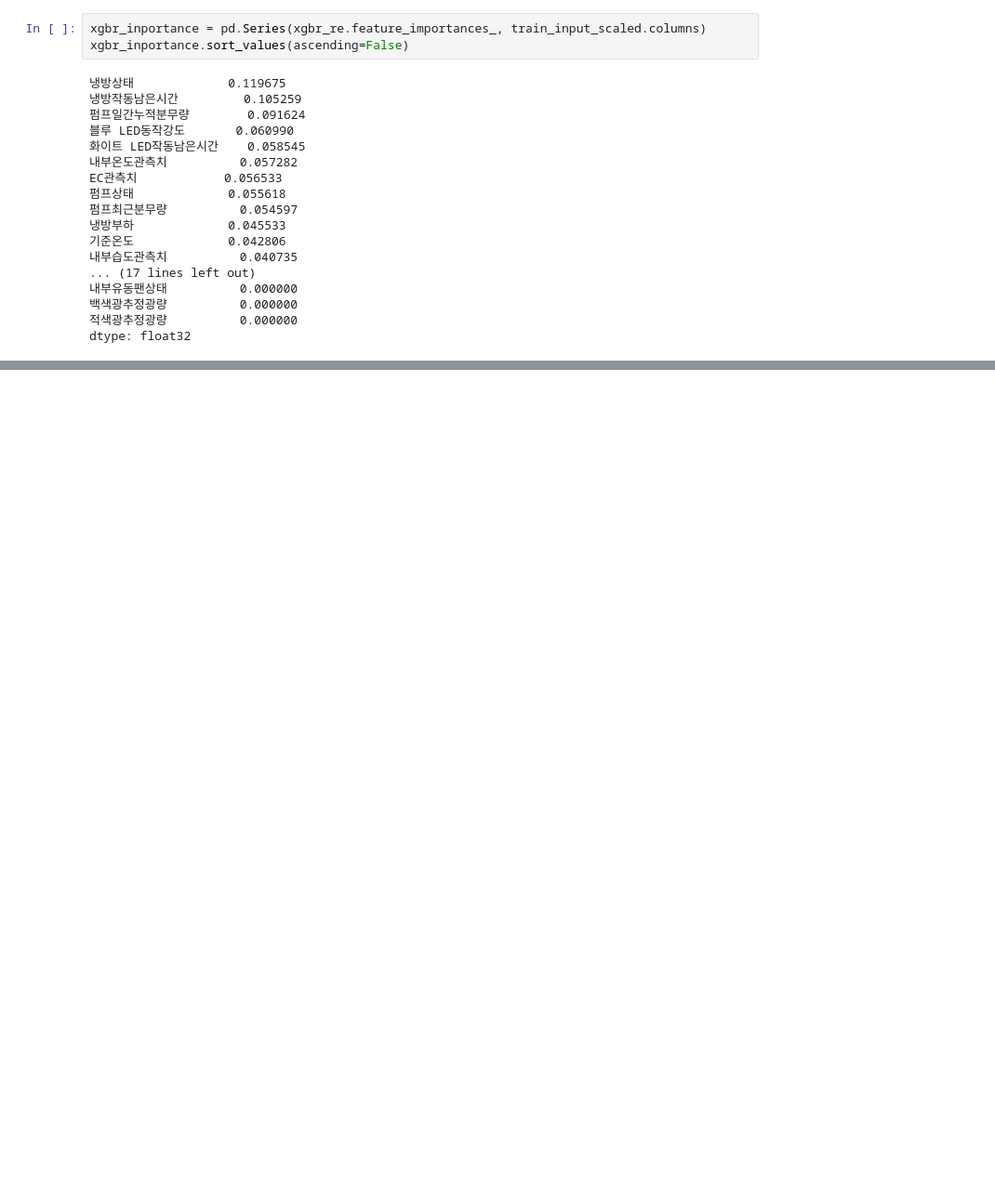
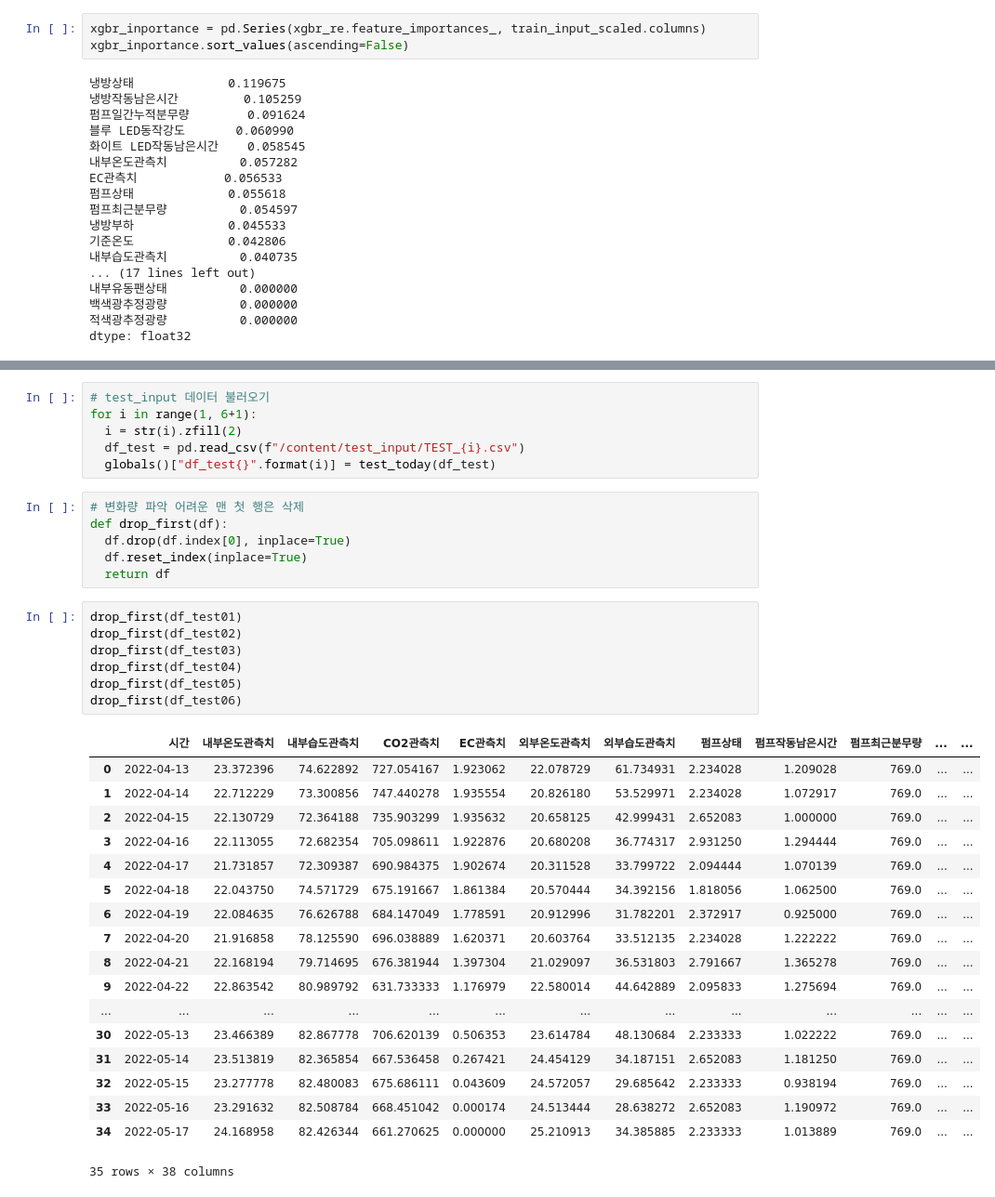
Before and after one commit to hwijin-ham/section2_project, a Jupyter notebook: AI_15_함휘진_section2_project.ipynb, the cells around one changed output, grey strips where cells are left out. Shown at 93% size. Saved outputs shown, nothing was run; the diff lists cells and outputs as text; blank space fills up the shorter version.

```diff
--- a/AI_15_함휘진_section2_project.ipynb
+++ b/AI_15_함휘진_section2_project.ipynb
@@ -604,0 +625,38 @@ dtype: float32
+# %%
+# test_input 데이터 불러오기
+for i in range(1, 6+1):
+  i = str(i).zfill(2)
+  df_test = pd.read_csv(f"/content/test_input/TEST_{i}.csv")
+  globals()["df_test{}".format(i)] = test_today(df_test)
+# %%
+# 변화량 파악 어려운 맨 첫 행은 삭제
+def drop_first(df):
+  df.drop(df.index[0], inplace=True)
+  df.reset_index(inplace=True)
+  return df
+# %%
+drop_first(df_test01)
+drop_first(df_test02)
+drop_first(df_test03)
+drop_first(df_test04)
+drop_first(df_test05)
+drop_first(df_test06)
+# %% [output]
+|  | 시간 | 내부온도관측치 | 내부습도관측치 | CO2관측치 | EC관측치 | 외부온도관측치 | 외부습도관측치 | 펌프상태 | 펌프작동남은시간 | 펌프최근분무량 | ... | ... |
+| 0 | 2022-04-13 | 23.372396 | 74.622892 | 727.054167 | 1.923062 | 22.078729 | 61.734931 | 2.234028 | 1.209028 | 769.0 | ... | ... |
+| 1 | 2022-04-14 | 22.712229 | 73.300856 | 747.440278 | 1.935554 | 20.826180 | 53.529971 | 2.234028 | 1.072917 | 769.0 | ... | ... |
+| 2 | 2022-04-15 | 22.130729 | 72.364188 | 735.903299 | 1.935632 | 20.658125 | 42.999431 | 2.652083 | 1.000000 | 769.0 | ... | ... |
+| 3 | 2022-04-16 | 22.113055 | 72.682354 | 705.098611 | 1.922876 | 20.680208 | 36.774317 | 2.931250 | 1.294444 | 769.0 | ... | ... |
+| 4 | 2022-04-17 | 21.731857 | 72.309387 | 690.984375 | 1.902674 | 20.311528 | 33.799722 | 2.094444 | 1.070139 | 769.0 | ... | ... |
+| 5 | 2022-04-18 | 22.043750 | 74.571729 | 675.191667 | 1.861384 | 20.570444 | 34.392156 | 1.818056 | 1.062500 | 769.0 | ... | ... |
+| 6 | 2022-04-19 | 22.084635 | 76.626788 | 684.147049 | 1.778591 | 20.912996 | 31.782201 | 2.372917 | 0.925000 | 769.0 | ... | ... |
+| 7 | 2022-04-20 | 21.916858 | 78.125590 | 696.038889 | 1.620371 | 20.603764 | 33.512135 | 2.234028 | 1.222222 | 769.0 | ... | ... |
+| 8 | 2022-04-21 | 22.168194 | 79.714695 | 676.381944 | 1.397304 | 21.029097 | 36.531803 | 2.791667 | 1.365278 | 769.0 | ... | ... |
+| 9 | 2022-04-22 | 22.863542 | 80.989792 | 631.733333 | 1.176979 | 22.580014 | 44.642889 | 2.095833 | 1.275694 | 769.0 | ... | ... |
+| ... | ... | ... | ... | ... | ... | ... | ... | ... | ... | ... | ... | ... |
+| 30 | 2022-05-13 | 23.466389 | 82.867778 | 706.620139 | 0.506353 | 23.614784 | 48.130684 | 2.233333 | 1.022222 | 769.0 | ... | ... |
+| 31 | 2022-05-14 | 23.513819 | 82.365854 | 667.536458 | 0.267421 | 24.454129 | 34.187151 | 2.652083 | 1.181250 | 769.0 | ... | ... |
+| 32 | 2022-05-15 | 23.277778 | 82.480083 | 675.686111 | 0.043609 | 24.572057 | 29.685642 | 2.233333 | 0.938194 | 769.0 | ... | ... |
+| 33 | 2022-05-16 | 23.291632 | 82.508784 | 668.451042 | 0.000174 | 24.513444 | 28.638272 | 2.652083 | 1.190972 | 769.0 | ... | ... |
+| 34 | 2022-05-17 | 24.168958 | 82.426344 | 661.270625 | 0.000000 | 25.210913 | 34.385885 | 2.233333 | 1.013889 | 769.0 | ... | ... |
+35 rows × 38 columns
```
Also changed, not shown: parts of 22 cells of this notebook.
